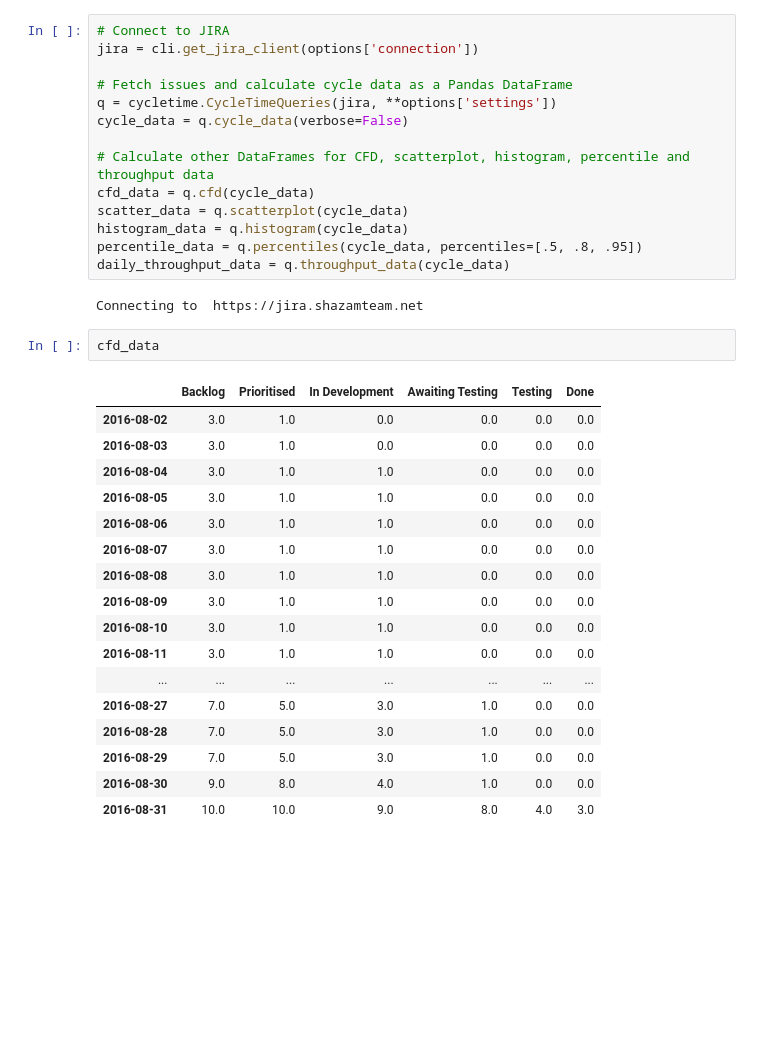
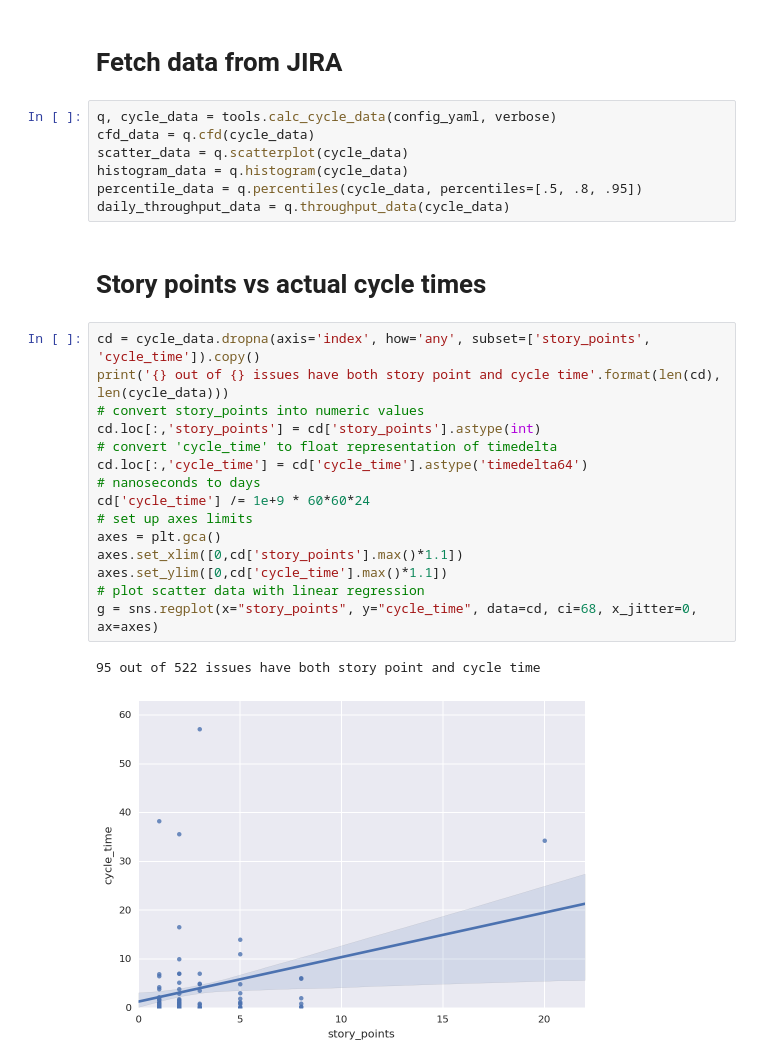
Before and after one commit to fikander/jira-adhoc-analysis, a Jupyter notebook: notebooks/sample.ipynb, the cells around one changed output. Saved outputs shown, nothing was run; the diff lists cells and outputs as text; blank space fills up the shorter version.

```diff
--- a/notebooks/sample.ipynb
+++ b/notebooks/sample.ipynb
@@ -78,36 +62,29 @@ options = config.config_to_options(config_yaml)
+# %% [markdown]
+# Fetch data from JIRA
 # %%
-# Connect to JIRA
-jira = cli.get_jira_client(options['connection'])
-
-# Fetch issues and calculate cycle data as a Pandas DataFrame
-q = cycletime.CycleTimeQueries(jira, **options['settings'])
-cycle_data = q.cycle_data(verbose=False)
-
-# Calculate other DataFrames for CFD, scatterplot, histogram, percentile and throughput data
+q, cycle_data = tools.calc_cycle_data(config_yaml, verbose)
 cfd_data = q.cfd(cycle_data)
 scatter_data = q.scatterplot(cycle_data)
 histogram_data = q.histogram(cycle_data)
 percentile_data = q.percentiles(cycle_data, percentiles=[.5, .8, .95])
 daily_throughput_data = q.throughput_data(cycle_data)
-# %% [output]
-Connecting to  https://jira.shazamteam.net
-# %%
-cfd_data
-# %% [output]
-|  | Backlog | Prioritised | In Development | Awaiting Testing | Testing | Done |
-| 2016-08-02 | 3.0 | 1.0 | 0.0 | 0.0 | 0.0 | 0.0 |
-| 2016-08-03 | 3.0 | 1.0 | 0.0 | 0.0 | 0.0 | 0.0 |
-| 2016-08-04 | 3.0 | 1.0 | 1.0 | 0.0 | 0.0 | 0.0 |
-| 2016-08-05 | 3.0 | 1.0 | 1.0 | 0.0 | 0.0 | 0.0 |
-| 2016-08-06 | 3.0 | 1.0 | 1.0 | 0.0 | 0.0 | 0.0 |
-| 2016-08-07 | 3.0 | 1.0 | 1.0 | 0.0 | 0.0 | 0.0 |
-| 2016-08-08 | 3.0 | 1.0 | 1.0 | 0.0 | 0.0 | 0.0 |
-| 2016-08-09 | 3.0 | 1.0 | 1.0 | 0.0 | 0.0 | 0.0 |
-| 2016-08-10 | 3.0 | 1.0 | 1.0 | 0.0 | 0.0 | 0.0 |
-| 2016-08-11 | 3.0 | 1.0 | 1.0 | 0.0 | 0.0 | 0.0 |
-| ... | ... | ... | ... | ... | ... | ... |
-| 2016-08-27 | 7.0 | 5.0 | 3.0 | 1.0 | 0.0 | 0.0 |
-| 2016-08-28 | 7.0 | 5.0 | 3.0 | 1.0 | 0.0 | 0.0 |
-| 2016-08-29 | 7.0 | 5.0 | 3.0 | 1.0 | 0.0 | 0.0 |
-| 2016-08-30 | 9.0 | 8.0 | 4.0 | 1.0 | 0.0 | 0.0 |
-| 2016-08-31 | 10.0 | 10.0 | 9.0 | 8.0 | 4.0 | 3.0 |
+# %% [markdown]
+# Story points vs actual cycle times
+# %%
+cd = cycle_data.dropna(axis='index', how='any', subset=['story_points', 'cycle_time']).copy()
+print('{} out of {} issues have both story point and cycle time'.format(len(cd), len(cycle_data)))
+# convert story_points into numeric values
+cd.loc[:,'story_points'] = cd['story_points'].astype(int)
+# convert 'cycle_time' to float representation of timedelta
+cd.loc[:,'cycle_time'] = cd['cycle_time'].astype('timedelta64')
+# nanoseconds to days
+cd['cycle_time'] /= 1e+9 * 60*60*24
+# set up axes limits
+axes = plt.gca()
+axes.set_xlim([0,cd['story_points'].max()*1.1])
+axes.set_ylim([0,cd['cycle_time'].max()*1.1])
+# plot scatter data with linear regression
+g = sns.regplot(x="story_points", y="cycle_time", data=cd, ci=68, x_jitter=0, ax=axes)
+# %% [output]
+95 out of 522 issues have both story point and cycle time
+[figure, added]
```
Also changed, not shown: parts of 3 cells of this notebook.
